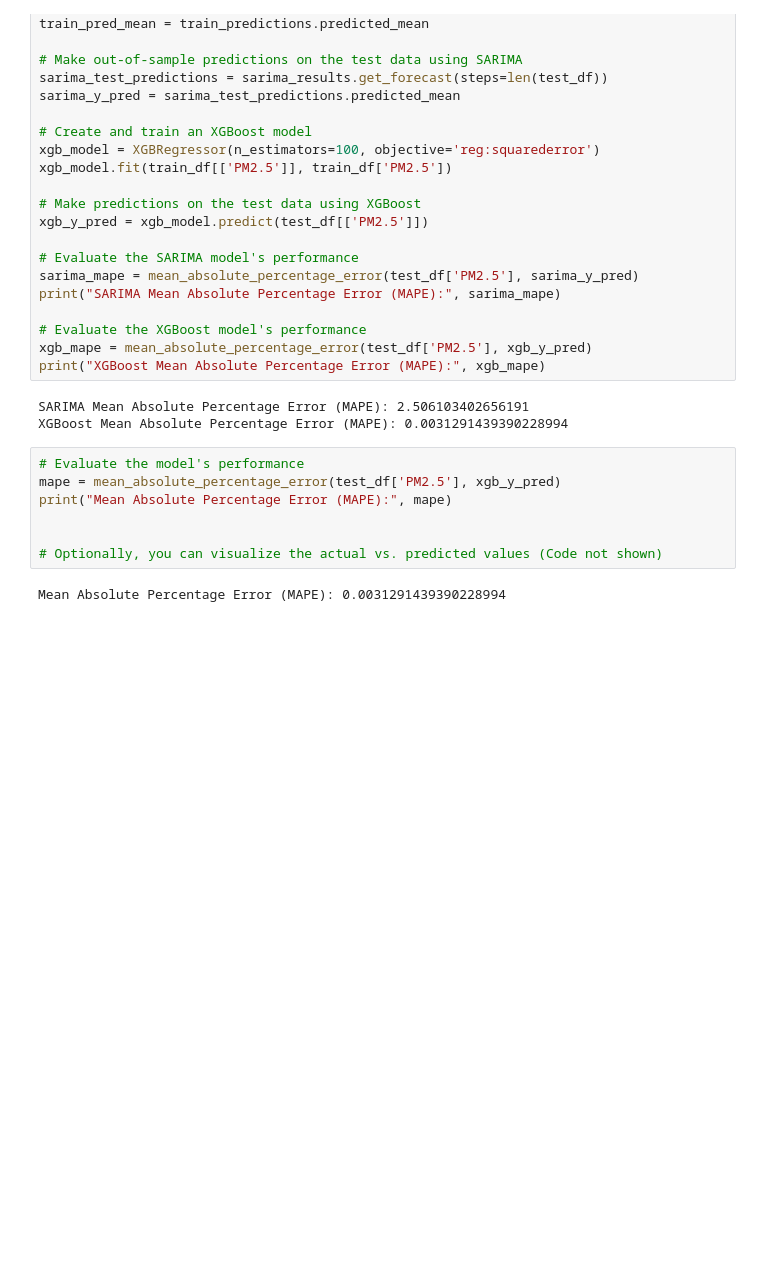
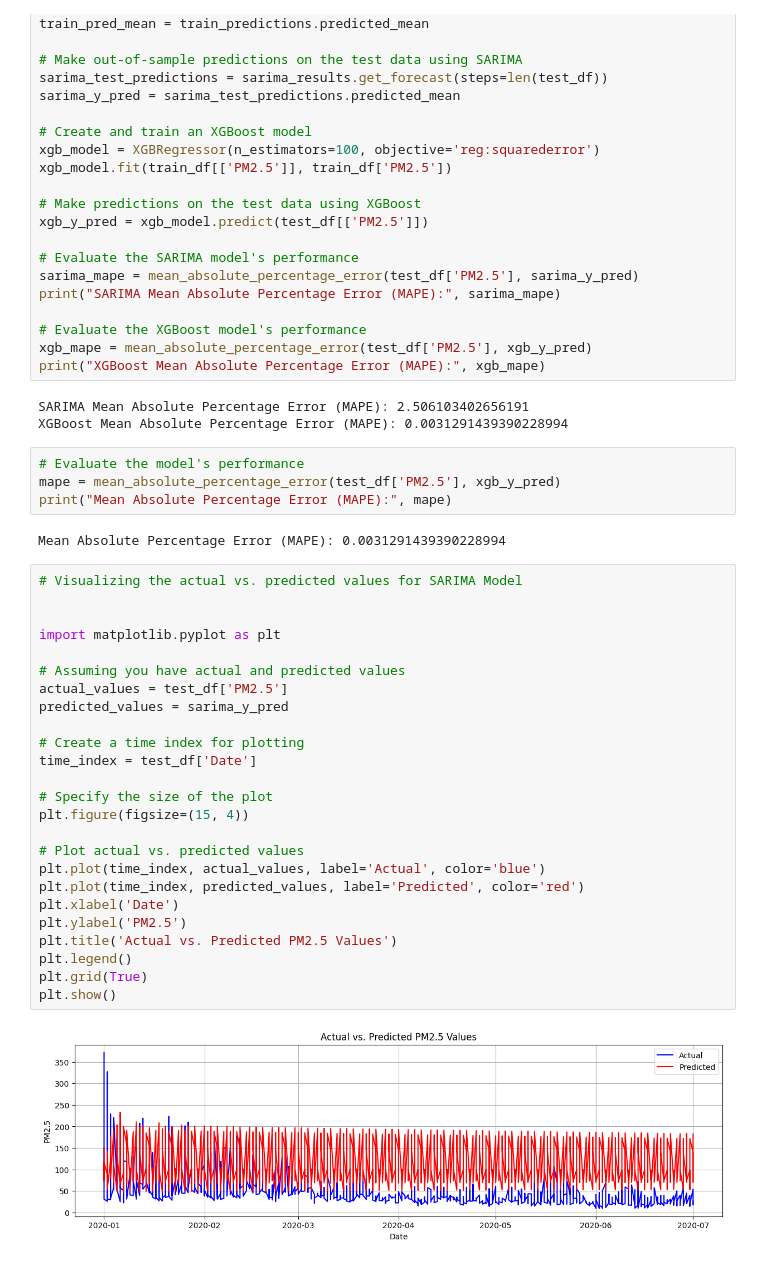
Before and after one commit to datagrad/Kamal-Thesis-Work, a Jupyter notebook: SARIMAX_with_XGBoost.ipynb, the cells around one changed output. Saved outputs shown, nothing was run; the diff lists cells and outputs as text; blank space fills up the shorter version.

```diff
--- a/SARIMAX_with_XGBoost.ipynb
+++ b/SARIMAX_with_XGBoost.ipynb
@@ -127,9 +127,33 @@ XGBoost Mean Absolute Percentage Error (MAPE): 0.0031291439390228994
 # Evaluate the model's performance
 mape = mean_absolute_percentage_error(test_df['PM2.5'], xgb_y_pred)
 print("Mean Absolute Percentage Error (MAPE):", mape)
-
-
-# Optionally, you can visualize the actual vs. predicted values (Code not shown)
 # %% [output]
 Mean Absolute Percentage Error (MAPE): 0.0031291439390228994
+# %%
+# Visualizing the actual vs. predicted values for SARIMA Model
+
+
+import matplotlib.pyplot as plt
+
+# Assuming you have actual and predicted values
+actual_values = test_df['PM2.5']
+predicted_values = sarima_y_pred
+
+# Create a time index for plotting
+time_index = test_df['Date']
+
+# Specify the size of the plot
+plt.figure(figsize=(15, 4))
+
+# Plot actual vs. predicted values
+plt.plot(time_index, actual_values, label='Actual', color='blue')
+plt.plot(time_index, predicted_values, label='Predicted', color='red')
+plt.xlabel('Date')
+plt.ylabel('PM2.5')
+plt.title('Actual vs. Predicted PM2.5 Values')
+plt.legend()
+plt.grid(True)
+plt.show()
+# %% [output]
+[figure, added]
 # %%
```
Also changed, not shown: parts of 3 cells of this notebook.
